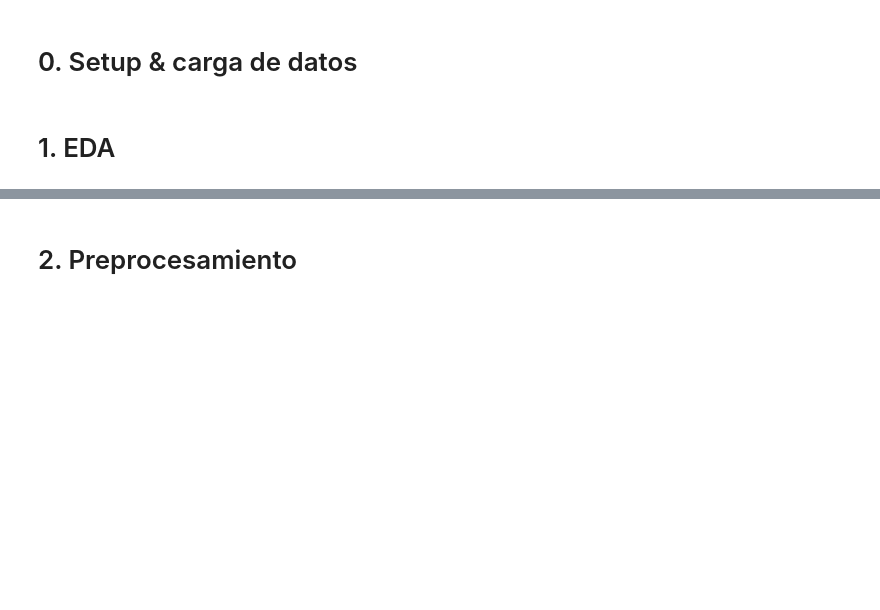
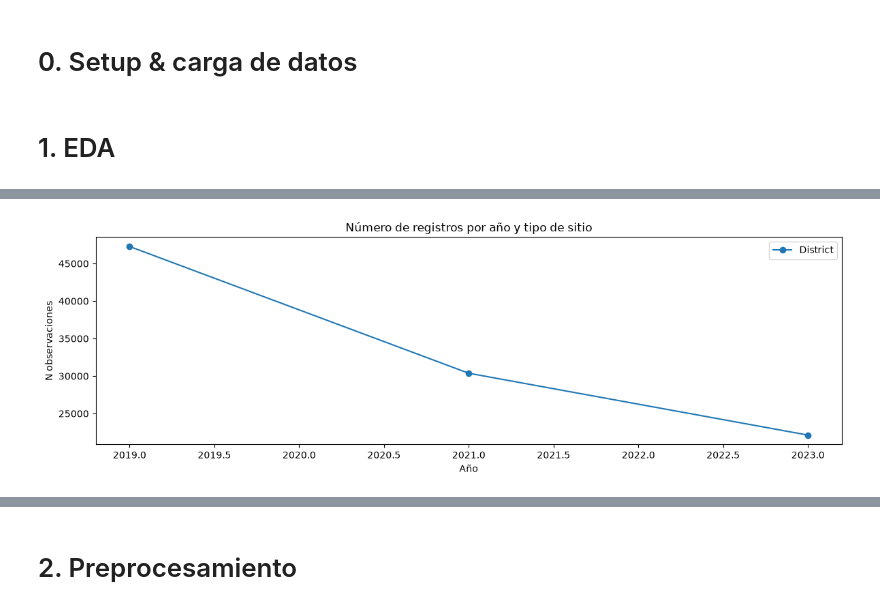
Before and after one commit to FeLiJaNdRo/IN5244_CienciadeDatos, a Jupyter notebook: Proyecto/proyectoIN5244.ipynb, the cells around one changed output, grey strips where cells are left out. Cells and saved outputs as stored; diff of their text form; code cells hidden in the pictures; blank space fills up the shorter version.

```diff
--- a/Proyecto/proyectoIN5244.ipynb
+++ b/Proyecto/proyectoIN5244.ipynb
@@ -72,0 +199,15 @@ np.random.seed(SEED)
+# %%
+# Evolución temporal de la muestra
+yearly = df.groupby(['year', 'sitetype']).size().reset_index(name='n')
+fig, ax = plt.subplots(figsize=(12, 4))
+for stype in yearly['sitetype'].unique():
+    sub = yearly[yearly['sitetype'] == stype]
+    ax.plot(sub['year'], sub['n'], marker='o', label=stype)
+ax.set_title("Número de registros por año y tipo de sitio")
+ax.set_xlabel("Año")
+ax.set_ylabel("N observaciones")
+ax.legend()
+plt.tight_layout()
+plt.show()
+# %% [output]
+[figure, added]
```
Also changed, not shown: parts of 55 cells of this notebook, 5 other files.
